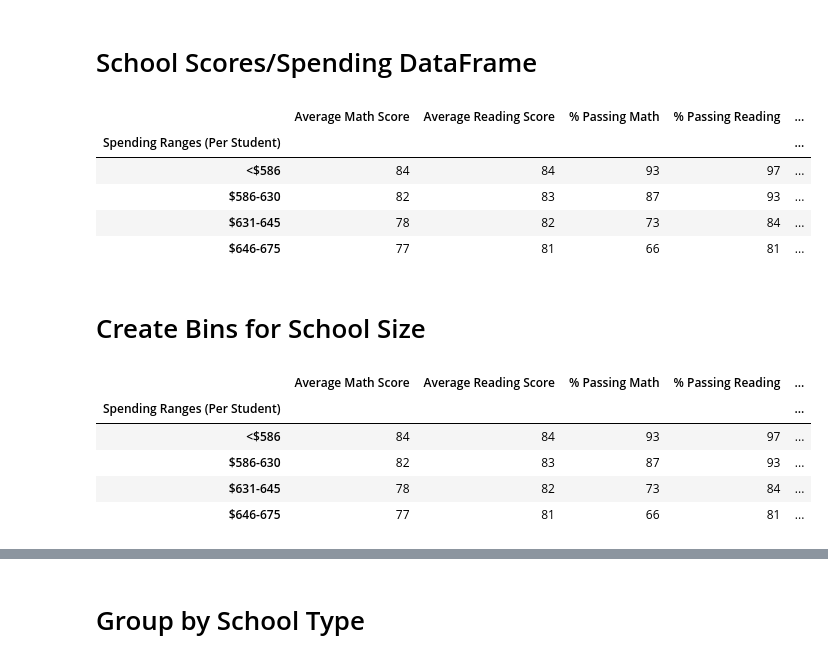
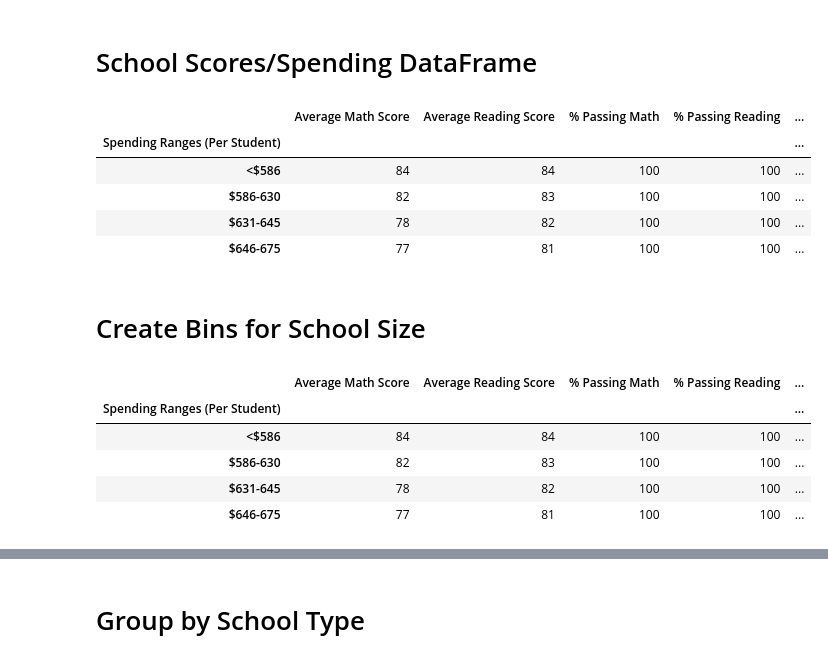
Before and after one commit to Michaelfr22/School_District_Analysis, a Jupyter notebook: PyCitySchools.ipynb, the cells around one changed output, grey strips where cells are left out. Cells and saved outputs as stored; diff of their text form; code cells hidden in the pictures.

```diff
--- a/PyCitySchools.ipynb
+++ b/PyCitySchools.ipynb
@@ -594,9 +594,9 @@ Name: math_score, dtype: float64
  # 3. Get the students who passed math and passed reading
 # %%
 # Calculate the number of students passing math and passing reading by school.
-per_school_passing_math = per_school_passing_math.groupby(["school_name"]).count()["student_name"]
+per_school_passing_math = school_data_complete_df.groupby(["school_name"]).count()["student_name"]
 
-per_school_passing_reading = per_school_passing_reading.groupby(["school_name"]).count()["student_name"]
+per_school_passing_reading = school_data_complete_df.groupby(["school_name"]).count()["student_name"]
 # %%
 per_school_passing_math
 # %% [output]
@@ -636,7 +636,7 @@ per_passing_math_reading.head()
 | 9 | 9 | Matthew Greene | M | 10th | Huang High School | 96 | 84 | 0 | ... |
 # %%
 # Calculate the number of students who passed both math and reading.
-## per_passing_math_reading = per_passing_math_reading.groupby(["school_name"]).count()["student_name"]
+per_passing_math_reading = per_passing_math_reading.groupby(["school_name"]).count()["student_name"]
 # %%
 # Calculate the overall passing percentage.
 per_overall_passing_percentage = per_passing_math_reading / per_school_counts * 100
@@ -1012,10 +1038,10 @@ spending_summary_df
 # %% [output]
 |  | Average Math Score | Average Reading Score | % Passing Math | % Passing Reading | ... |
 | Spending Ranges (Per Student) |  |  |  |  | ... |
-| <$586 | 84 | 84 | 93 | 97 | ... |
-| $586-630 | 82 | 83 | 87 | 93 | ... |
-| $631-645 | 78 | 82 | 73 | 84 | ... |
-| $646-675 | 77 | 81 | 66 | 81 | ... |
+| <$586 | 84 | 84 | 100 | 100 | ... |
+| $586-630 | 82 | 83 | 100 | 100 | ... |
+| $631-645 | 78 | 82 | 100 | 100 | ... |
+| $646-675 | 77 | 81 | 100 | 100 | ... |
 # %% [markdown]
 # Create Bins for School Size
 # %%
@@ -1025,20 +1053,20 @@ group_names = ["Small (<1000)", "Medium (1000-1999)", "Large (2000-5000)"]
 # %%
 # Assemble into DataFrame.
 school_size_df = pd.DataFrame({
           "Average Math Score" : spending_math_scores.map("{:,.0f}".format),
           "Average Reading Score": spending_reading_scores.map("{:,.0f}".format),
           "% Passing Math": spending_passing_math.map("{:,.0f}".format),
           "% Passing Reading": spending_passing_reading.map("{:,.0f}".format),
           "% Overall Passing": overall_passing_spending.map("{:,.0f}".format)})
 
-spending_summary_df
+school_size_df
 # %% [output]
 |  | Average Math Score | Average Reading Score | % Passing Math | % Passing Reading | ... |
 | Spending Ranges (Per Student) |  |  |  |  | ... |
-| <$586 | 84 | 84 | 93 | 97 | ... |
-| $586-630 | 82 | 83 | 87 | 93 | ... |
-| $631-645 | 78 | 82 | 73 | 84 | ... |
-| $646-675 | 77 | 81 | 66 | 81 | ... |
+| <$586 | 84 | 84 | 100 | 100 | ... |
+| $586-630 | 82 | 83 | 100 | 100 | ... |
+| $631-645 | 78 | 82 | 100 | 100 | ... |
+| $646-675 | 77 | 81 | 100 | 100 | ... |
 # %%
 # Calculate averages for the desired columns.
 size_math_scores = per_school_summary_df.groupby(["School Size"]).mean()["Average Math Score"]
```
Also changed, not shown: parts of 13 cells of this notebook.
